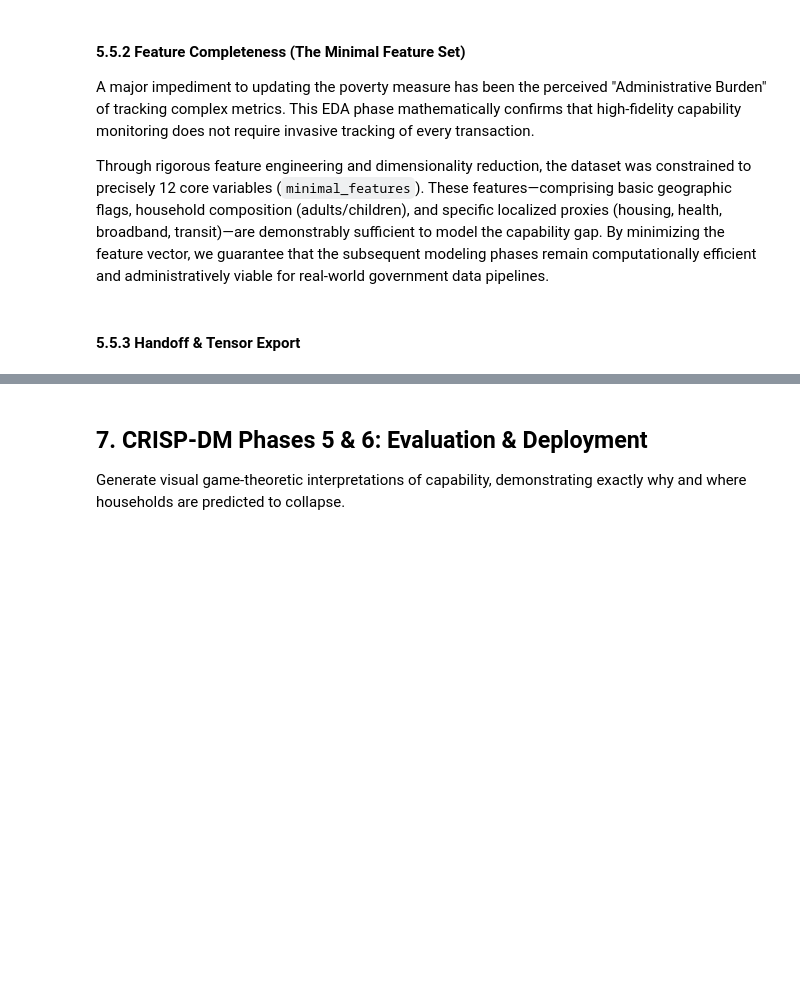
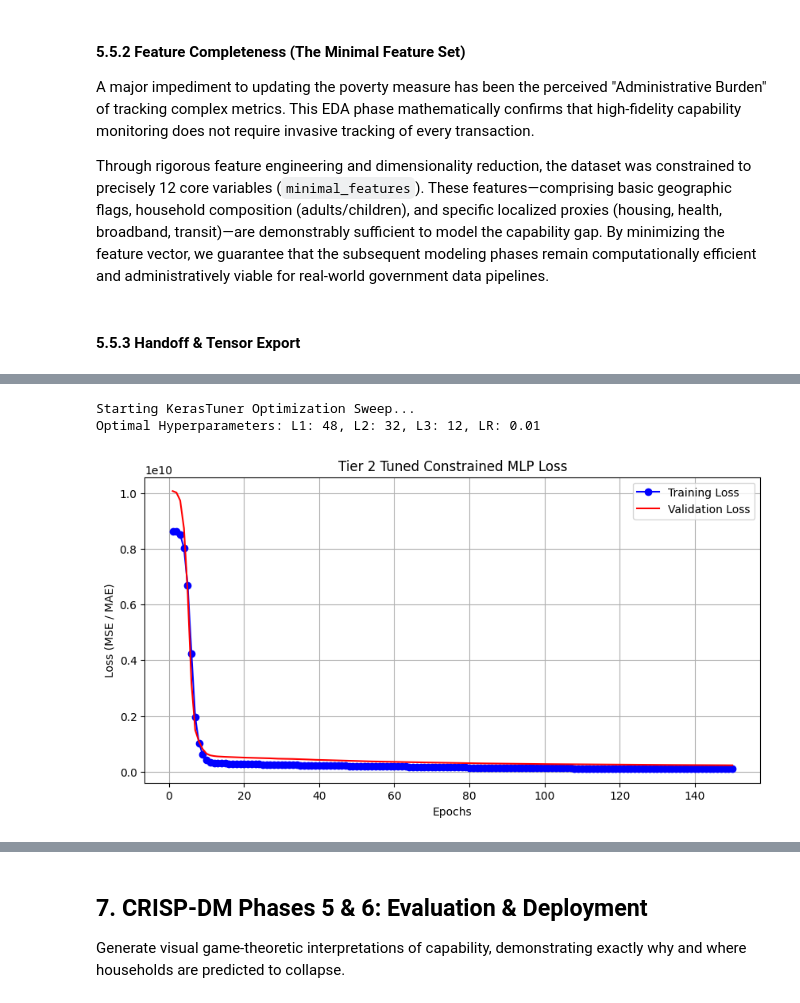
Before and after one commit to rafrey/pcmlai_capstone, a Jupyter notebook: capstone.ipynb, the cells around one changed output, grey strips where cells are left out. Cells and saved outputs as stored; diff of their text form; code cells hidden in the pictures; blank space fills up the shorter version.

```diff
--- a/capstone.ipynb
+++ b/capstone.ipynb
@@ -32,6 +32,8 @@ RANDOM_STATE = 42
 DATA_DIR = "./data/raw"
 CLEAN_DIR = "./data/clean"
 MODEL_DIR = "./models"
+TENSOR_LOG_DIR = "./logs/tensor/capstone"
+HYPERBAND_TUNING_LOG_DIR = "./logs/hyperband_tuning/capstone"
 
 # Macroeconomic and Geographical Configuration Globals
 BEA_RPP_PROXY = 108.3             # Regional Price Parity mapping for Denver/Front Range Core (Baseline 100)
@@ -897,0 +1067,67 @@ Linear regression tools assume a family's financial state degrades in a straight
+# %%
+# Description: Build and compile the Tier 2 Sequential Keras Model and execute Hyperband sweep.
+# Justification: Supervised training against the non-linear boundaries created by proxy costs requires multiple hidden layers mapped to Monotonic Constraints. This enforces policy-defensible rule sets across critical parameters. Hyperband tuning evaluates bounded architectural variations to maximize mapping accuracy.
+# Citation: Keras Constraints & KerasTuner Hyperband
+# URL: https://keras.io/api/layers/constraints/ & https://keras.io/api/keras_tuner/tuners/hyperband/
+
+# Mapping the constraints array.
+# 1 = Increasing (positive effect on residual capability)
+# -1 = Decreasing (negative effect on residual capability)
+# 0 = Unconstrained
+# We enforce negative capability impacts on housing cost, adults, and children. Other features can be flexible or naturally correlate.
+constraint_map = []
+for col in X.columns:
+    if 'cost' in col.lower() or 'adults' in col.lower() or 'children' in col.lower():
+        constraint_map.append(-1)
+    else:
+        constraint_map.append(0)
+
+# Instantiate the Keras Monotonic Constraint matching our variable layout
+keras_monotonic = MonotonicConstraint(constraint_map)
+
+tuner = kt.Hyperband(
+    build_model,
+    objective='val_loss',
+    max_epochs=50,
+    factor=3,
+    directory=HYPERBAND_TUNING_LOG_DIR,
+    project_name='tier2_monotonic',
+    seed=RANDOM_STATE
+)
+
+early_stopping_mlp = EarlyStopping(
+    monitor='val_loss', patience=10, restore_best_weights=True
+)
+
+print("Starting KerasTuner Optimization Sweep...")
+tuner.search(
+    X_train_scaled, y_train,
+    epochs=50,
+    validation_data=(X_test_scaled, y_test),
+    callbacks=[
+        early_stopping_mlp,
+        TensorBoard(log_dir=TENSOR_LOG_DIR)], # See https://stackoverflow.com/a/73552003
+    verbose=0
+)
+
+# Extract best structure and instantiate graph variable
+best_hps = tuner.get_best_hyperparameters(num_trials=1)[0]
+print(f"Optimal Hyperparameters: L1: {best_hps.get('units_l1')}, L2: {best_hps.get('units_l2')}, L3: {best_hps.get('units_l3')}, LR: {best_hps.get('learning_rate')}")
+
+mlp_model = tuner.hypermodel.build(best_hps)
+
+history_mlp = mlp_model.fit(
+    X_train_scaled, y_train,
+    epochs=150,
+    validation_data=(X_test_scaled, y_test),
+    callbacks=[early_stopping_mlp],
+    verbose=0
+)
+# %% [output]
+Starting KerasTuner Optimization Sweep...
+Optimal Hyperparameters: L1: 48, L2: 32, L3: 12, LR: 0.01
+# %%
+# Plot supervised history
+plot_keras_history(history_mlp, title="Tier 2 Tuned Constrained MLP Loss")
+# %% [output]
+[figure, added]
```
Also changed, not shown: parts of 30 cells of this notebook, 4 other files.
